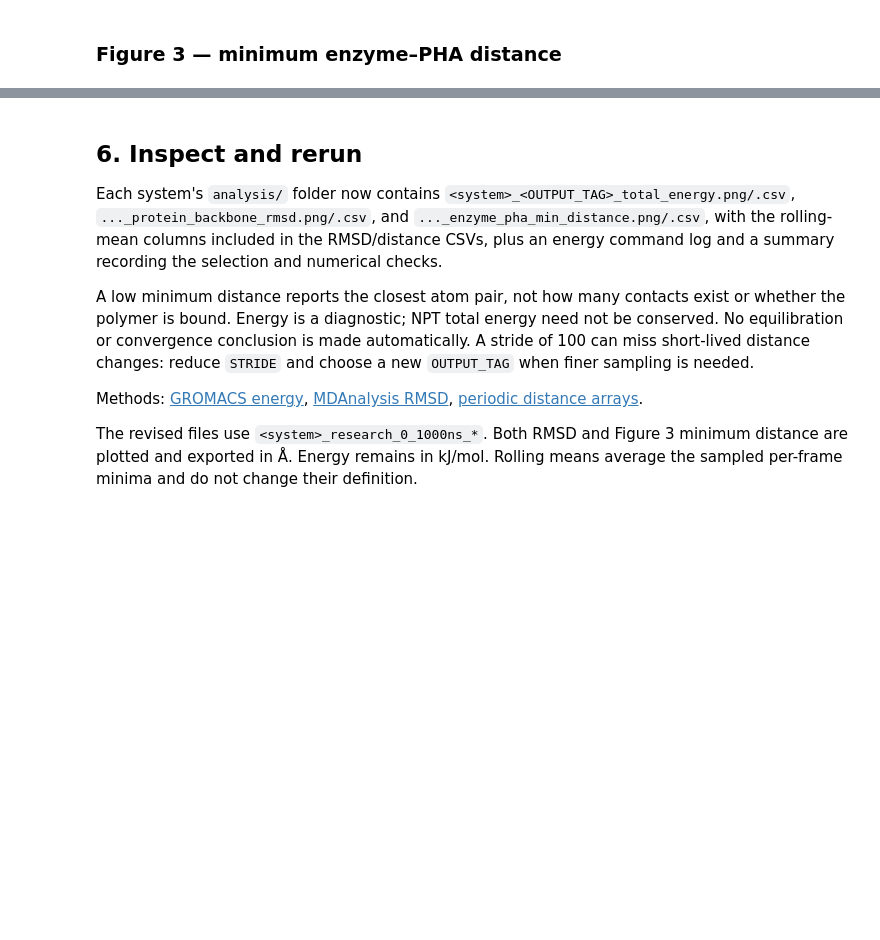
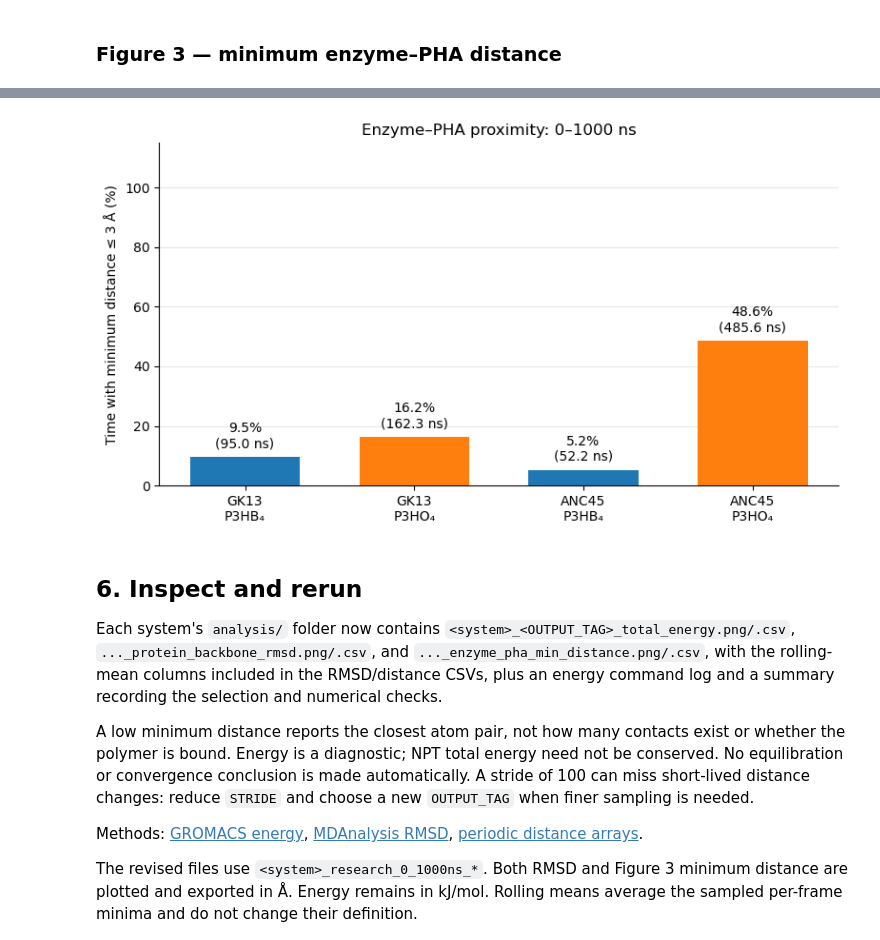
Before and after one commit to MMLabCodes/iPHAsimulatorV2, a Jupyter notebook: md_simulation_scripts/enzyme_pha_analysis/enzyme_pha_analysis.ipynb, the cells around one changed output, grey strips where cells are left out. Saved outputs shown, nothing was run; the diff lists cells and outputs as text; code cells hidden in the pictures; blank space fills up the shorter version.

```diff
--- a/md_simulation_scripts/enzyme_pha_analysis/enzyme_pha_analysis.ipynb
+++ b/md_simulation_scripts/enzyme_pha_analysis/enzyme_pha_analysis.ipynb
@@ -414,0 +427,81 @@ ANC45_P3HB_4_gromacs: mean=23.0263 Å; SD=14.3378 Å; final 20% mean=19.4521 Å
+# %%
+# Figure 4 — change this cutoff and rerun this cell; no trajectory recomputation.
+DISTANCE_CUTOFF_A = 3
+SAVE_WITHIN_COMPARISON = True
+WITHIN_OUTPUT_DIR = BASE_DIR / "analysis"
+WITHIN_SYSTEMS = [
+    "GK13_P3HB_4_gromacs", "GK13_P3HO_4_gromacs",
+    "ANC45_P3HB_4_gromacs", "ANC45_P3HO_4_gromacs",
+]
+
+
+def duration_within_cutoff(time_ns, distance_A, cutoff_A):
+    """Integrate time at or below cutoff, with linear interpolation between samples."""
+    time_ns = np.asarray(time_ns, dtype=float)
+    distance_A = np.asarray(distance_A, dtype=float)
+    if (time_ns.ndim != 1 or distance_A.shape != time_ns.shape or len(time_ns) < 2
+            or not np.isfinite(time_ns).all() or not np.isfinite(distance_A).all()
+            or np.any(distance_A < 0) or not np.isfinite(cutoff_A) or cutoff_A <= 0):
+        raise ValueError("Require at least two finite times/distances and a positive Å cutoff.")
+    dt = np.diff(time_ns)
+    if np.any(dt <= 0):
+        raise ValueError("Sample times must be strictly increasing.")
+    left, right = distance_A[:-1], distance_A[1:]
+    inside_left, inside_right = left <= cutoff_A, right <= cutoff_A
+    fraction = (inside_left & inside_right).astype(float)
+    crossing = inside_left != inside_right
+    crossing_position = (cutoff_A - left[crossing]) / (right[crossing] - left[crossing])
+    fraction[crossing] = np.where(inside_left[crossing], crossing_position, 1 - crossing_position)
+    return float(np.sum(dt * np.clip(fraction, 0, 1)))
+
+
+import hashlib
+within_rows = []
+for system in WITHIN_SYSTEMS:
+    data, prefix = load_plot_data(system, "enzyme_pha_min_distance", "enzyme_pha_min_distance_A")
+    if not np.allclose([data.time_ns.iloc[0], data.time_ns.iloc[-1]],
+                       [START_NS, END_NS], atol=1e-8, rtol=0):
+        raise ValueError(f"{system}: CSV must cover the entire common window; no extrapolation.")
+    total_ns = float(data.time_ns.iloc[-1] - data.time_ns.iloc[0])
+    within_ns = duration_within_cutoff(data.time_ns, data.enzyme_pha_min_distance_A, DISTANCE_CUTOFF_A)
+    source_csv = Path(f"{prefix}_enzyme_pha_min_distance.csv")
+    within_rows.append({
+        "system": system.removesuffix("_gromacs"), "cutoff_A": DISTANCE_CUTOFF_A,
+        "start_ns": float(data.time_ns.iloc[0]), "end_ns": float(data.time_ns.iloc[-1]),
+        "within_time_ns": within_ns, "total_time_ns": total_ns,
+        "percent_within": 100 * within_ns / total_ns, "sample_count": len(data),
+        "min_sample_spacing_ns": float(data.time_ns.diff().dropna().min()),
+        "max_sample_spacing_ns": float(data.time_ns.diff().dropna().max()),
+        "method": "raw minimum distance <= cutoff; linear crossing interpolation",
+        "source_csv": str(source_csv),
+        "source_csv_sha256": hashlib.sha256(source_csv.read_bytes()).hexdigest(),
+    })
+within_summary = pd.DataFrame(within_rows)
+display(within_summary[["system", "cutoff_A", "within_time_ns", "total_time_ns", "percent_within"]].round(3))
+
+# Edit the comparison plot here without rerunning any MD calculations.
+labels = [name.replace("_P3HB_4", "\nP3HB₄").replace("_P3HO_4", "\nP3HO₄")
+          for name in within_summary.system]
+colours = ["tab:blue" if "P3HB" in name else "tab:orange" for name in within_summary.system]
+fig, ax = plt.subplots(figsize=FIGSIZE)
+bars = ax.bar(labels, within_summary.percent_within, color=colours, width=0.65)
+for bar, row in zip(bars, within_summary.itertuples()):
+    ax.annotate(f"{row.percent_within:.1f}%\n({row.within_time_ns:.1f} ns)",
+                (bar.get_x() + bar.get_width()/2, bar.get_height()),
+                xytext=(0, 5), textcoords="offset points", ha="center", va="bottom")
+ax.set(ylabel=f"Time with minimum distance ≤ {DISTANCE_CUTOFF_A:g} Å (%)",
+       title=f"Enzyme–PHA proximity: {START_NS:g}–{END_NS:g} ns", ylim=(0, 115))
+ax.set_yticks(np.arange(0, 101, 20))
+ax.set_axisbelow(True)
+ax.grid(axis="y", alpha=0.3)
+fig.tight_layout()
+if SAVE_WITHIN_COMPARISON:
+    WITHIN_OUTPUT_DIR.mkdir(parents=True, exist_ok=True)
+    cutoff_tag = f"{DISTANCE_CUTOFF_A:g}".replace(".", "p")
+    within_prefix = WITHIN_OUTPUT_DIR / f"enzyme_pha_{OUTPUT_TAG}_within_{cutoff_tag}A_comparison"
+    within_summary.to_csv(f"{within_prefix}.csv", index=False)
+    fig.savefig(f"{within_prefix}.png", dpi=PNG_DPI)
+    print(f"Saved {within_prefix}.png and .csv")
+display(fig)
+plt.close(fig)
+# %% [output]
@@ -415,3 +514,4 @@ ANC45_P3HB_4_gromacs: mean=23.0263 Å; SD=14.3378 Å; final 20% mean=19.4521 Å
+[figure, added]
 # %% [markdown]
 ## 6. Inspect and rerun
 
```
Also changed, not shown: parts of 6 cells of this notebook.
